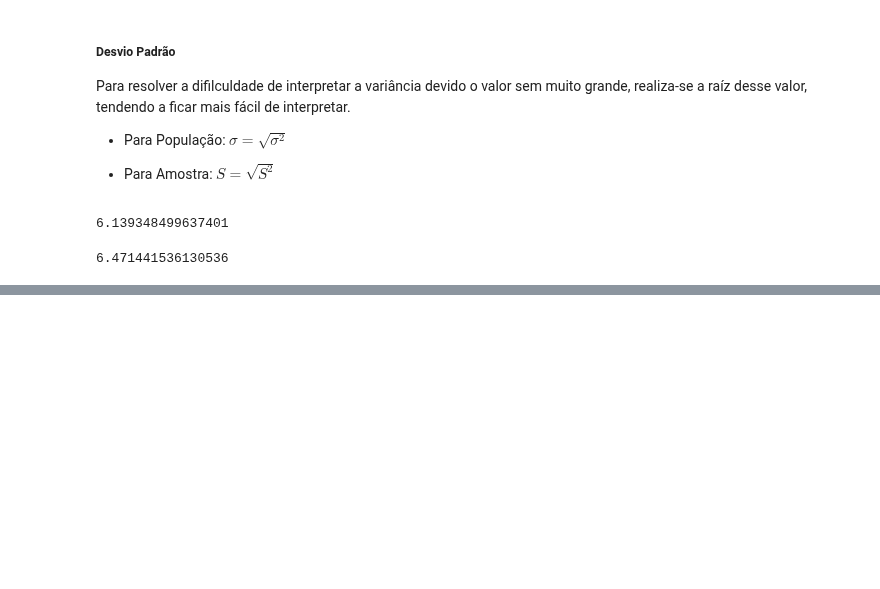
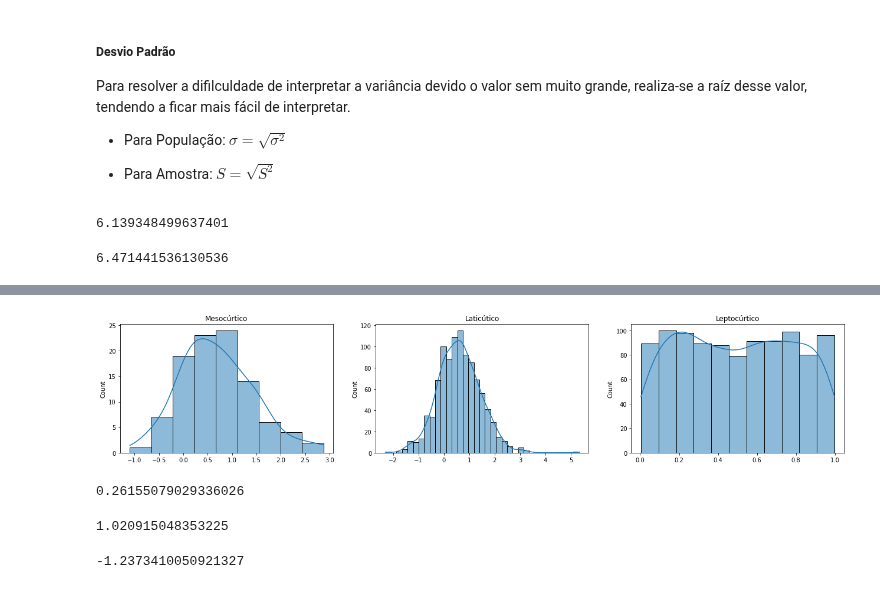
Before and after one commit to jvataidee/ManualdeAnalisedeDadosPython, a Jupyter notebook: cap2_estatistica_descritiva_univariada.ipynb, the cells around one changed output, grey strips where cells are left out. Drawn from its saved outputs; the diff is of its cells as text; code cells hidden in the pictures; blank space fills up the shorter version.

```diff
--- a/cap2_estatistica_descritiva_univariada.ipynb
+++ b/cap2_estatistica_descritiva_univariada.ipynb
@@ -668,0 +803,34 @@ $S  =  \frac{S}{\sqrt{n}}$
+# %%
+dados_meso = np.random.rand(100)
+while not kurtosis(dados_meso) > 0.26 and kurtosis(dados_meso) < 0.263:
+    dados_meso = skewnorm.rvs(a=1, size=100)
+# %%
+dados_palti = np.random.rand(1000)
+while not kurtosis(dados_plati) > 0.9:
+    dados_plati = skewnorm.rvs(a=1, size=1000)
+# %%
+dados_lepto = np.random.rand(1000)
+while not kurtosis(dados_lepto ) < 0:
+    dados_lepto = skewnorm.rvs(a=1, size=1000)
+# %%
+fig, ax = plt.subplots(1, 3, figsize = (22, 4))
+ax[0].set_title("Mesocúrtico")
+ax[1].set_title("Laticútico")
+ax[2].set_title("Leptocúrtico")
+sns.histplot(dados_meso, kde=True, bins='auto', legend=False, ax = ax[0])
+sns.histplot(dados_plati, kde=True,  bins='auto', legend=False, ax = ax[1])
+sns.histplot(dados_lepto, kde=True,  bins='auto', legend=False, ax = ax[2]);
+# %% [output]
+[figure, added]
+# %%
+kurtosis(dados_meso)
+# %% [output]
+0.26155079029336026
+# %%
+kurtosis(dados_plati)
+# %% [output]
+1.020915048353225
+# %%
+kurtosis(dados_lepto)
+# %% [output]
+-1.2373410050921327
```
Also changed, not shown: parts of 24 cells of this notebook.
